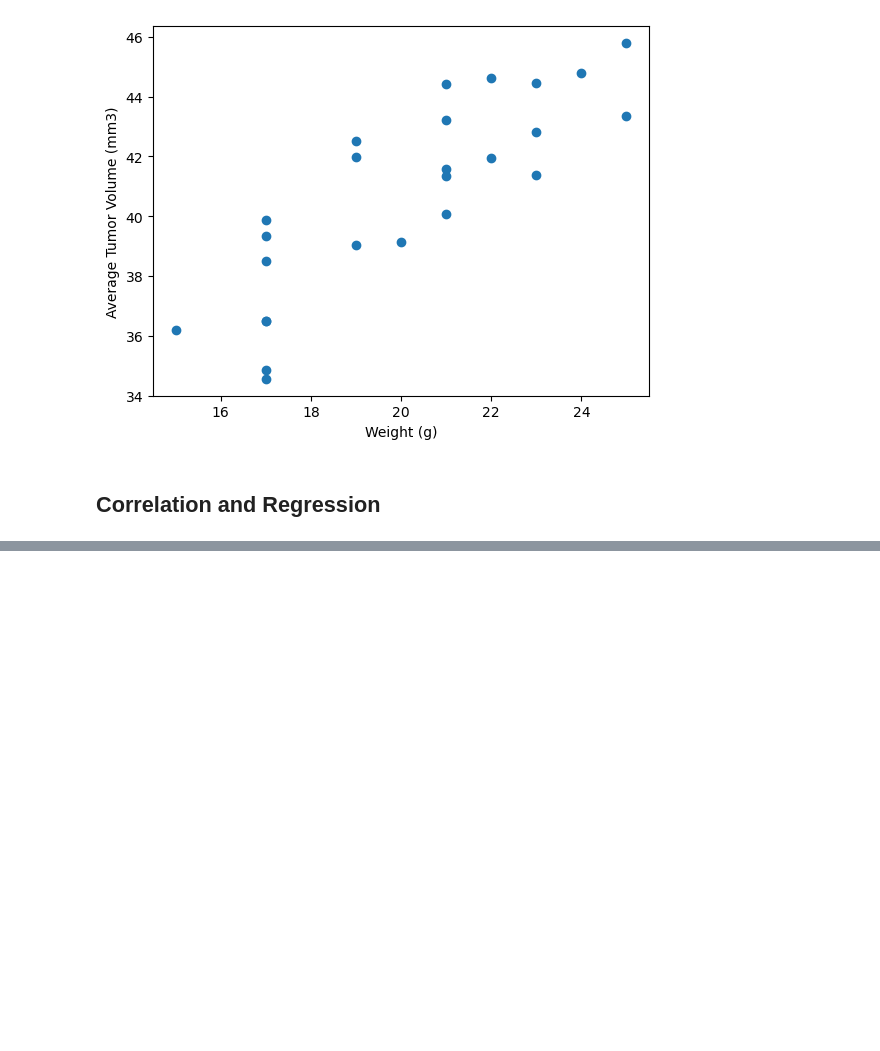
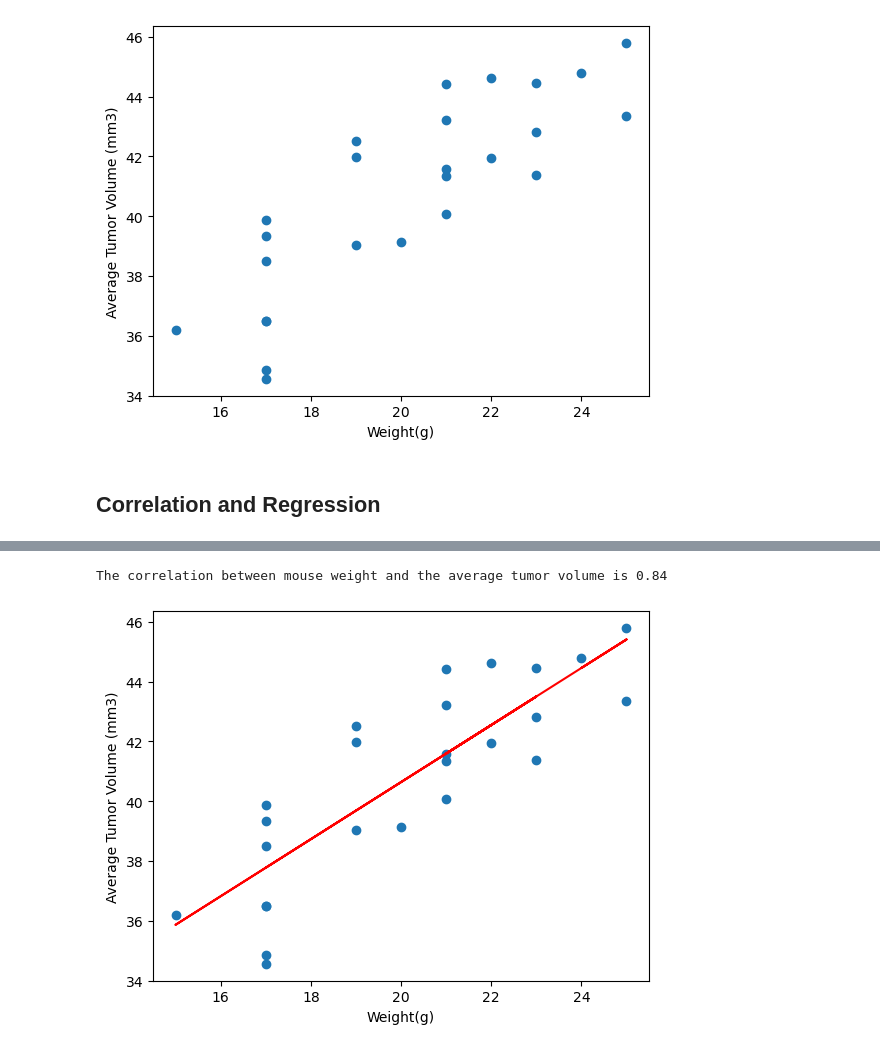
Before and after one commit to AquaBread/Data-Visualization-Challange, a Jupyter notebook: Pymaceuticals/pymaceuticals_starter.ipynb, the cells around one changed output, grey strips where cells are left out. Drawn from its saved outputs; the diff is of its cells as text; code cells hidden in the pictures; blank space fills up the shorter version.

Commit message:
Completed Data Wrangling

```diff
--- a/Pymaceuticals/pymaceuticals_starter.ipynb
+++ b/Pymaceuticals/pymaceuticals_starter.ipynb
@@ -238,4 +263,14 @@ Ceftamin's potential outliers: Series([], Name: Tumor Volume (mm3), dtype: float
 [figure]
 # %%
 # Generate a scatter plot of mouse weight vs. the average observed tumor volume for the entire Capomulin regimen
+capomulin_data = clean_pharm_data[clean_pharm_data['Drug Regimen'] == 'Capomulin']
+average_tumor_volume = capomulin_data.groupby('Mouse ID')['Tumor Volume (mm3)'].mean()
+
+capomulin_data_merged = pd.merge(mouse_metadata, average_tumor_volume, on='Mouse ID')
+
+x_Timepoint = capomulin_data_merged['Weight (g)']
+y_Vol = capomulin_data_merged['Tumor Volume (mm3)']
+plt.scatter(x_Timepoint, y_Vol)
+plt.xlabel("Weight(g)")
+plt.ylabel("Average Tumor Volume (mm3)")
 # %% [output]
@@ -250,0 +281,22 @@ The correlation between mouse weight and the average tumor volume is 0.84
+# %%
+# Calculate the correlation coefficient and a linear regression model
+# for mouse weight and average observed tumor volume for the entire Capomulin regimen
+# Calculate the correlation coefficient
+correlation_coefficient = st.pearsonr(x_Timepoint, y_Vol)
+correlation = round(correlation_coefficient[0], 2)
+
+# Calculkate linear regression
+(slope, intercept, r_value, p_value, stderr) = st.linregress(x_Timepoint, y_Vol)
+# Calculate the regression line
+regression_line = slope * x_Timepoint + intercept
+
+print(f"The correlation between mouse weight and the average tumor volume is {correlation}")
+
+plt.scatter(x_Timepoint, y_Vol)
+plt.plot(x_Timepoint, regression_line, color='red', label='Regression Line')
+plt.xlabel("Weight(g)")
+plt.ylabel("Average Tumor Volume (mm3)")
+plt.show()
+# %% [output]
+The correlation between mouse weight and the average tumor volume is 0.84
+[figure, added]
```
Also changed, not shown: parts of 5 cells of this notebook.
